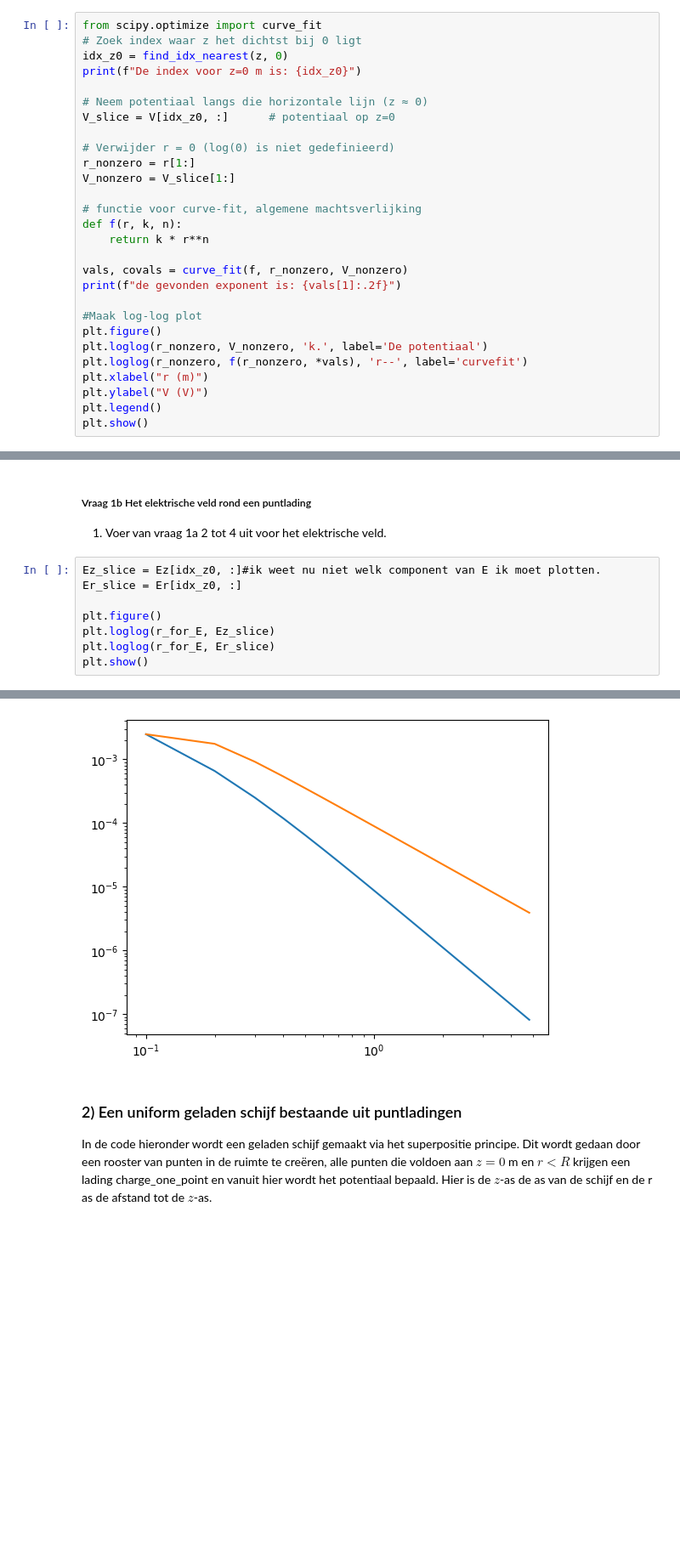
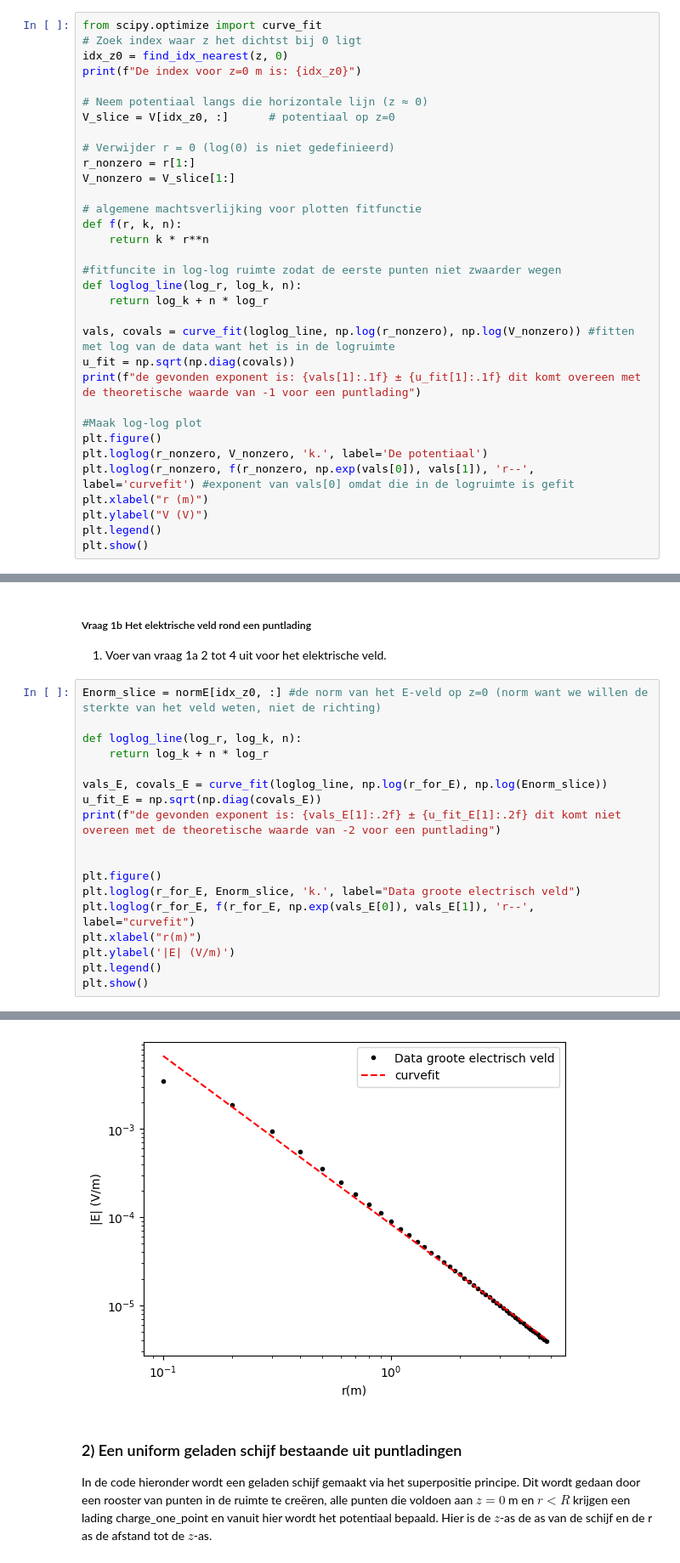
Before and after one commit to beanmachine123/opdrachten-DEF-D, a Jupyter notebook: DigitaleOntwerpopdrachten/1CondensatorOpdracht/CondensatorOntwerpopdracht.ipynb, the cells around one changed output, grey strips where cells are left out. Shown at 85% size. Cells and saved outputs as stored; diff of their text form; blank space fills up the shorter version.

```diff
--- a/DigitaleOntwerpopdrachten/1CondensatorOpdracht/CondensatorOntwerpopdracht.ipynb
+++ b/DigitaleOntwerpopdrachten/1CondensatorOpdracht/CondensatorOntwerpopdracht.ipynb
@@ -99,17 +99,22 @@ V_slice = V[idx_z0, :]      # potentiaal op z=0
 r_nonzero = r[1:]
 V_nonzero = V_slice[1:]
 
-# functie voor curve-fit, algemene machtsverlijking
+# algemene machtsverlijking voor plotten fitfunctie
 def f(r, k, n):
     return k * r**n
 
-vals, covals = curve_fit(f, r_nonzero, V_nonzero)
-print(f"de gevonden exponent is: {vals[1]:.2f}")
+#fitfuncite in log-log ruimte zodat de eerste punten niet zwaarder wegen
+def loglog_line(log_r, log_k, n):
+    return log_k + n * log_r
+
+vals, covals = curve_fit(loglog_line, np.log(r_nonzero), np.log(V_nonzero)) #fitten met log van de data want het is in de logruimte
+u_fit = np.sqrt(np.diag(covals))
+print(f"de gevonden exponent is: {vals[1]:.1f} ± {u_fit[1]:.1f} dit komt overeen met de theoretische waarde van -1 voor een puntlading")
 
 #Maak log-log plot
 plt.figure()
 plt.loglog(r_nonzero, V_nonzero, 'k.', label='De potentiaal')
-plt.loglog(r_nonzero, f(r_nonzero, *vals), 'r--', label='curvefit')
+plt.loglog(r_nonzero, f(r_nonzero, np.exp(vals[0]), vals[1]), 'r--', label='curvefit') #exponent van vals[0] omdat die in de logruimte is gefit
 plt.xlabel("r (m)")
 plt.ylabel("V (V)")
 plt.legend()
@@ -122,11 +127,21 @@ de gevonden exponent is: -1.00
 ##### Vraag 1b Het elektrische veld rond een puntlading
 1. Voer van vraag 1a 2 tot 4 uit voor het elektrische veld.
 # %%
-Ez_slice = Ez[idx_z0, :]#ik weet nu niet welk component van E ik moet plotten.
-Er_slice = Er[idx_z0, :]
+Enorm_slice = normE[idx_z0, :] #de norm van het E-veld op z=0 (norm want we willen de sterkte van het veld weten, niet de richting)
+
+def loglog_line(log_r, log_k, n):
+    return log_k + n * log_r
+
+vals_E, covals_E = curve_fit(loglog_line, np.log(r_for_E), np.log(Enorm_slice))
+u_fit_E = np.sqrt(np.diag(covals_E))
+print(f"de gevonden exponent is: {vals_E[1]:.2f} ± {u_fit_E[1]:.2f} dit komt niet overeen met de theoretische waarde van -2 voor een puntlading")
+
 
 plt.figure()
-plt.loglog(r_for_E, Ez_slice)
-plt.loglog(r_for_E, Er_slice)
+plt.loglog(r_for_E, Enorm_slice, 'k.', label="Data groote electrisch veld")
+plt.loglog(r_for_E, f(r_for_E, np.exp(vals_E[0]), vals_E[1]), 'r--', label="curvefit")
+plt.xlabel("r(m)")
+plt.ylabel('|E| (V/m)')
+plt.legend()
 plt.show()
 # %% [output]
@@ -133,4 +149,4 @@ plt.show()
-[figure, old version]
+[figure, new version]
 # %% [markdown]
 ### 2) Een uniform geladen schijf bestaande uit puntladingen
 
```
Also changed, not shown: parts of 3 cells of this notebook.
